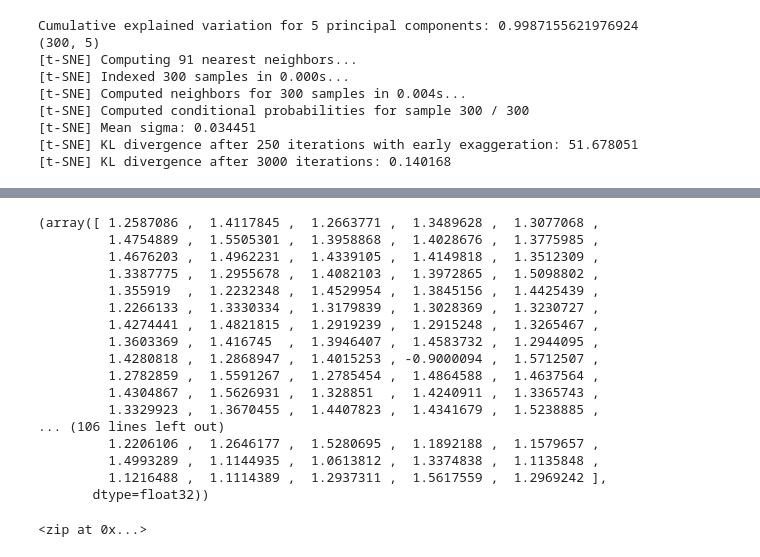
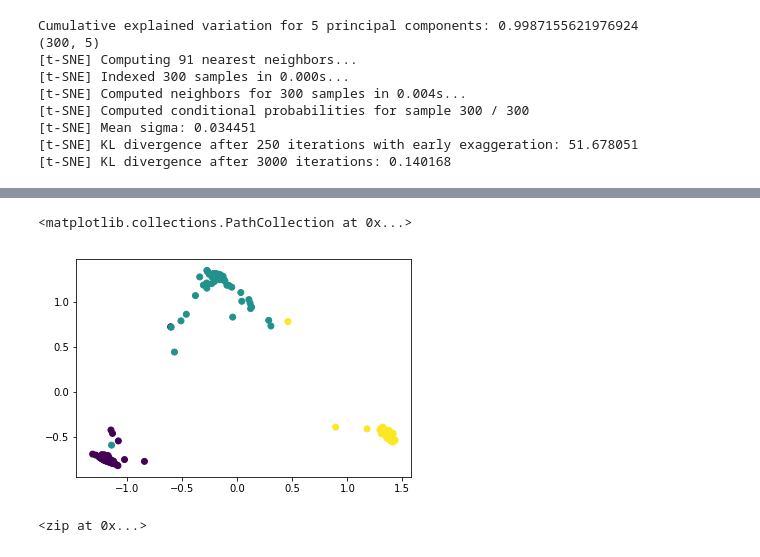
Before and after one commit to FM-uib/INF368, a Jupyter notebook: Ex3/Ex3.ipynb, the cells around one changed output, grey strips where cells are left out. Saved outputs shown, nothing was run; the diff lists cells and outputs as text; code cells hidden in the pictures.

```diff
--- a/Ex3/Ex3.ipynb
+++ b/Ex3/Ex3.ipynb
@@ -134,23 +90,8 @@ HTML(ani.to_html5_video())
-# %%
-tsne_result_scaled[:,0], tsne_result_scaled[:,1]
-# %% [output]
-(array([ 1.2587086 ,  1.4117845 ,  1.2663771 ,  1.3489628 ,  1.3077068 ,
-         1.4754889 ,  1.5505301 ,  1.3958868 ,  1.4028676 ,  1.3775985 ,
-         1.4676203 ,  1.4962231 ,  1.4339105 ,  1.4149818 ,  1.3512309 ,
-         1.3387775 ,  1.2955678 ,  1.4082103 ,  1.3972865 ,  1.5098802 ,
-         1.355919  ,  1.2232348 ,  1.4529954 ,  1.3845156 ,  1.4425439 ,
-         1.2266133 ,  1.3330334 ,  1.3179839 ,  1.3028369 ,  1.3230727 ,
-         1.4274441 ,  1.4821815 ,  1.2919239 ,  1.2915248 ,  1.3265467 ,
-         1.3603369 ,  1.416745  ,  1.3946407 ,  1.4583732 ,  1.2944095 ,
-         1.4280818 ,  1.2868947 ,  1.4015253 , -0.9000094 ,  1.5712507 ,
-         1.2782859 ,  1.5591267 ,  1.2785454 ,  1.4864588 ,  1.4637564 ,
-         1.4304867 ,  1.5626931 ,  1.328851  ,  1.4240911 ,  1.3365743 ,
-         1.3329923 ,  1.3670455 ,  1.4407823 ,  1.4341679 ,  1.5238885 ,
-... (106 lines left out)
-         1.2206106 ,  1.2646177 ,  1.5280695 ,  1.1892188 ,  1.1579657 ,
-         1.4993289 ,  1.1144935 ,  1.0613812 ,  1.3374838 ,  1.1135848 ,
-         1.1216488 ,  1.1114389 ,  1.2937311 ,  1.5617559 ,  1.2969242 ],
-       dtype=float32))
+# %%
+plt.scatter(pca_result_5[:,0], pca_result_5[:,1], c = [conv_dict[i] for i in y_truth])
+# %% [output]
+<matplotlib.collections.PathCollection at 0x...>
+[figure, added]
 # %%
 zip(tsne_result_scaled[:,0], tsne_result_scaled[:,1])
 # %% [output]
```
Also changed, not shown: parts of 13 cells of this notebook.
